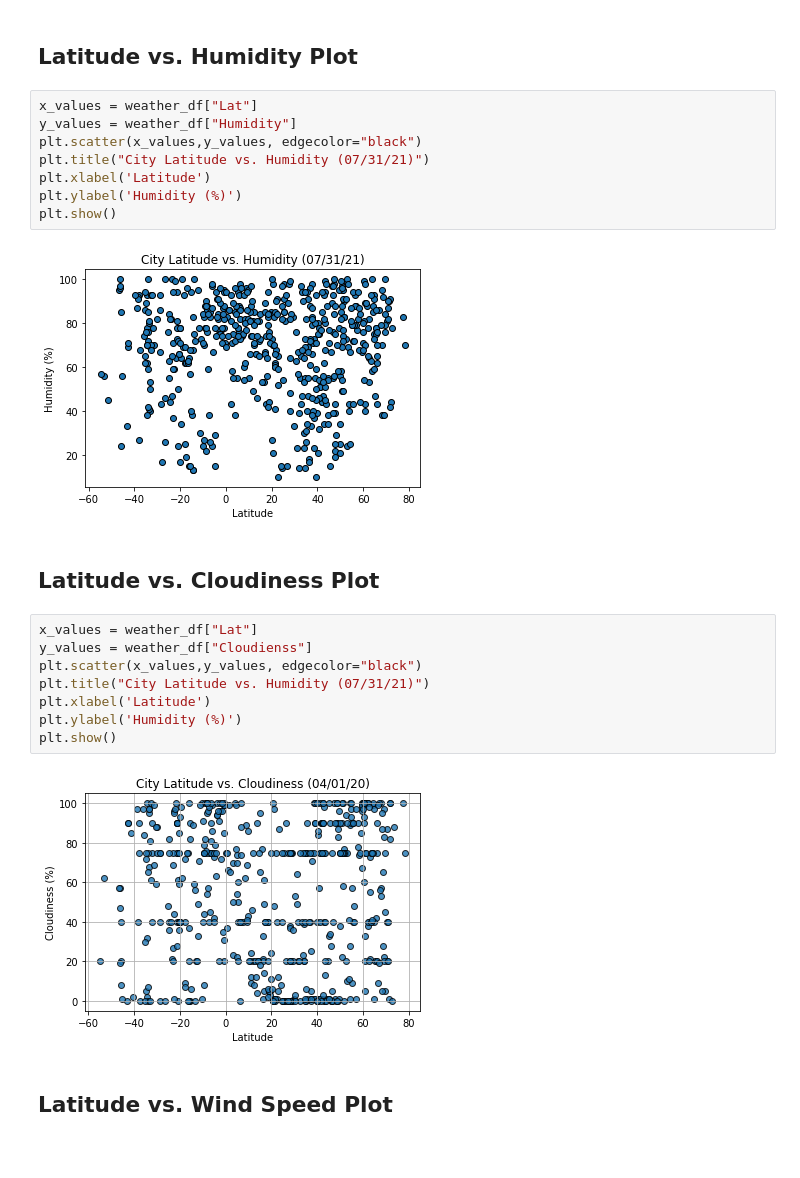
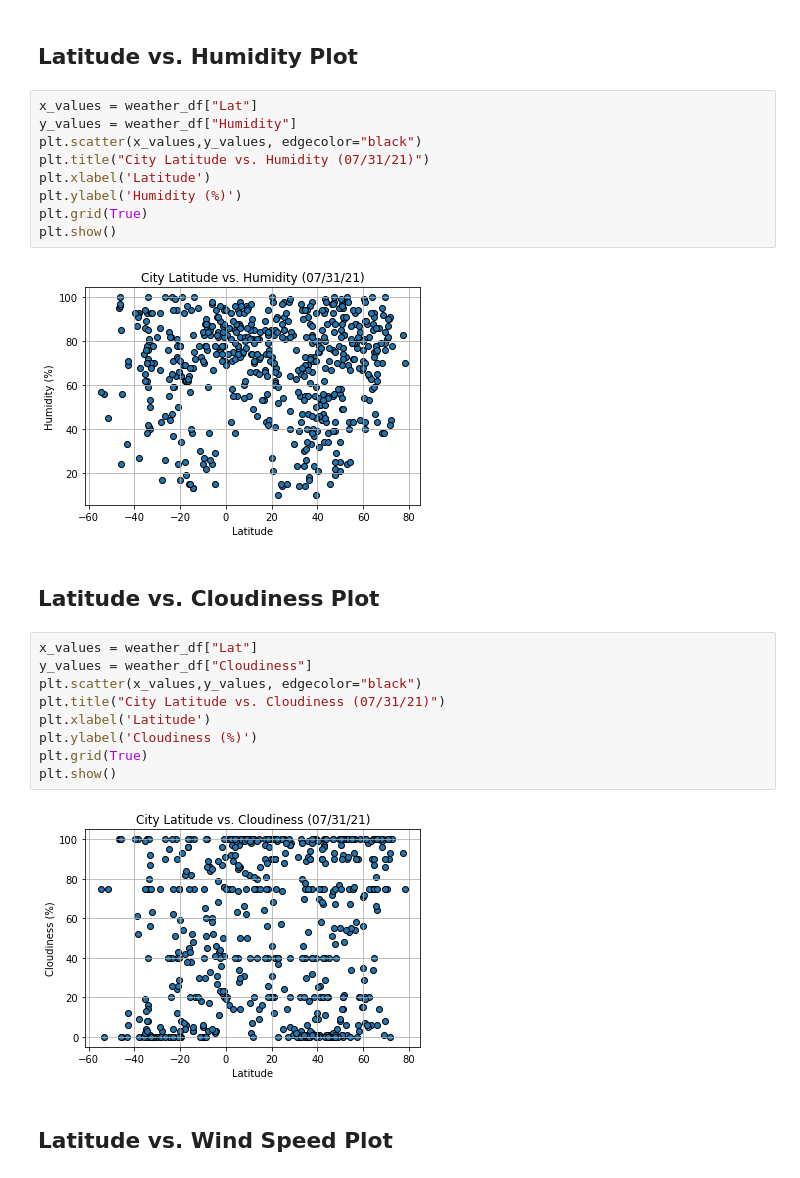
Before and after one commit to Sjenn257/python-api-challenge, a Jupyter notebook: WeatherPy/WeatherPy.ipynb, the cells around one changed output. Drawn from its saved outputs; the diff is of its cells as text.

Commit message:
basic plots done

```diff
--- a/WeatherPy/WeatherPy.ipynb
+++ b/WeatherPy/WeatherPy.ipynb
@@ -205,20 +206,22 @@ plt.scatter(x_values,y_values, edgecolor="black")
 plt.title("City Latitude vs. Humidity (07/31/21)")
 plt.xlabel('Latitude')
 plt.ylabel('Humidity (%)')
+plt.grid(True)
 plt.show()
 # %% [output]
-[figure, old version]
+[figure, new version]
 # %% [markdown]
 ## Latitude vs. Cloudiness Plot
 # %%
 x_values = weather_df["Lat"]
-y_values = weather_df["Cloudienss"]
+y_values = weather_df["Cloudiness"]
 plt.scatter(x_values,y_values, edgecolor="black")
-plt.title("City Latitude vs. Humidity (07/31/21)")
+plt.title("City Latitude vs. Cloudiness (07/31/21)")
 plt.xlabel('Latitude')
-plt.ylabel('Humidity (%)')
+plt.ylabel('Cloudiness (%)')
+plt.grid(True)
 plt.show()
 # %% [output]
-[figure, old version]
+[figure, new version]
 # %% [markdown]
 ## Latitude vs. Wind Speed Plot
```
Also changed, not shown: parts of 3 cells of this notebook.
